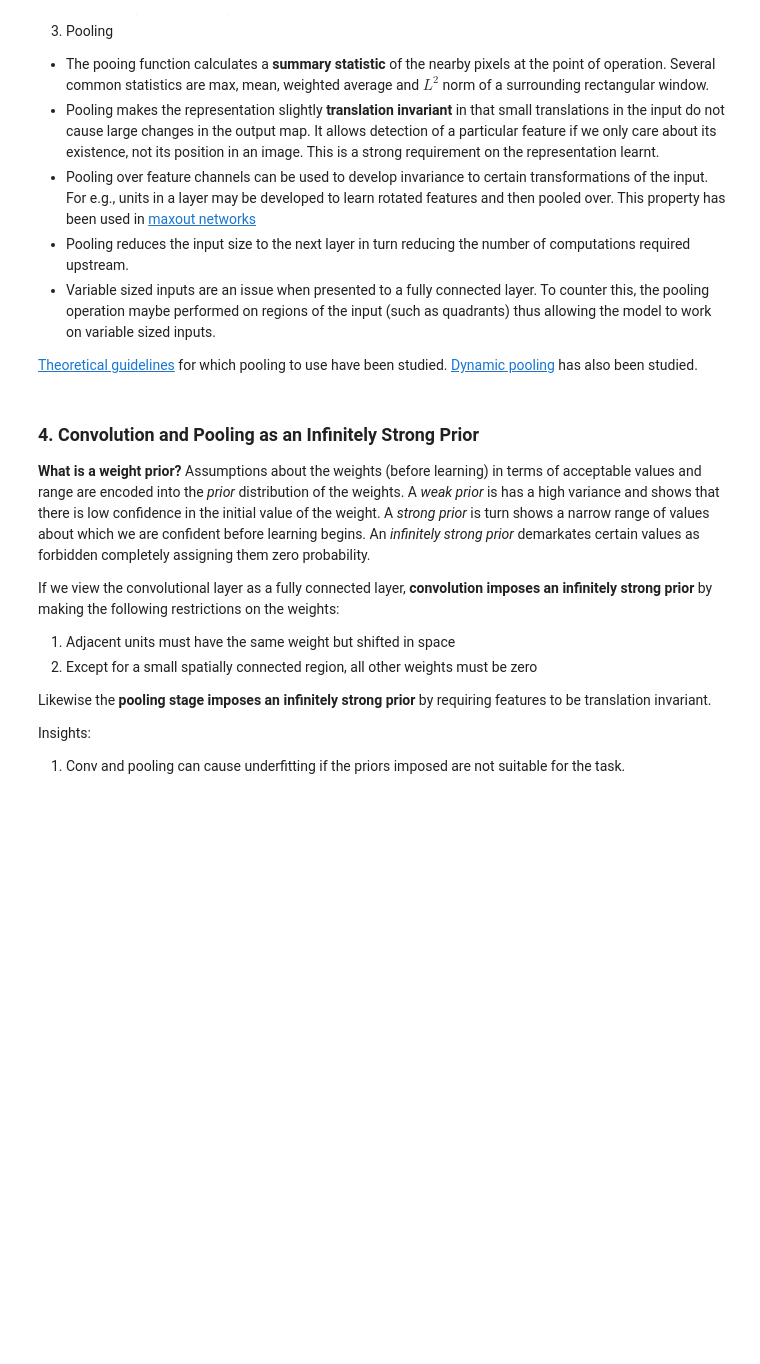
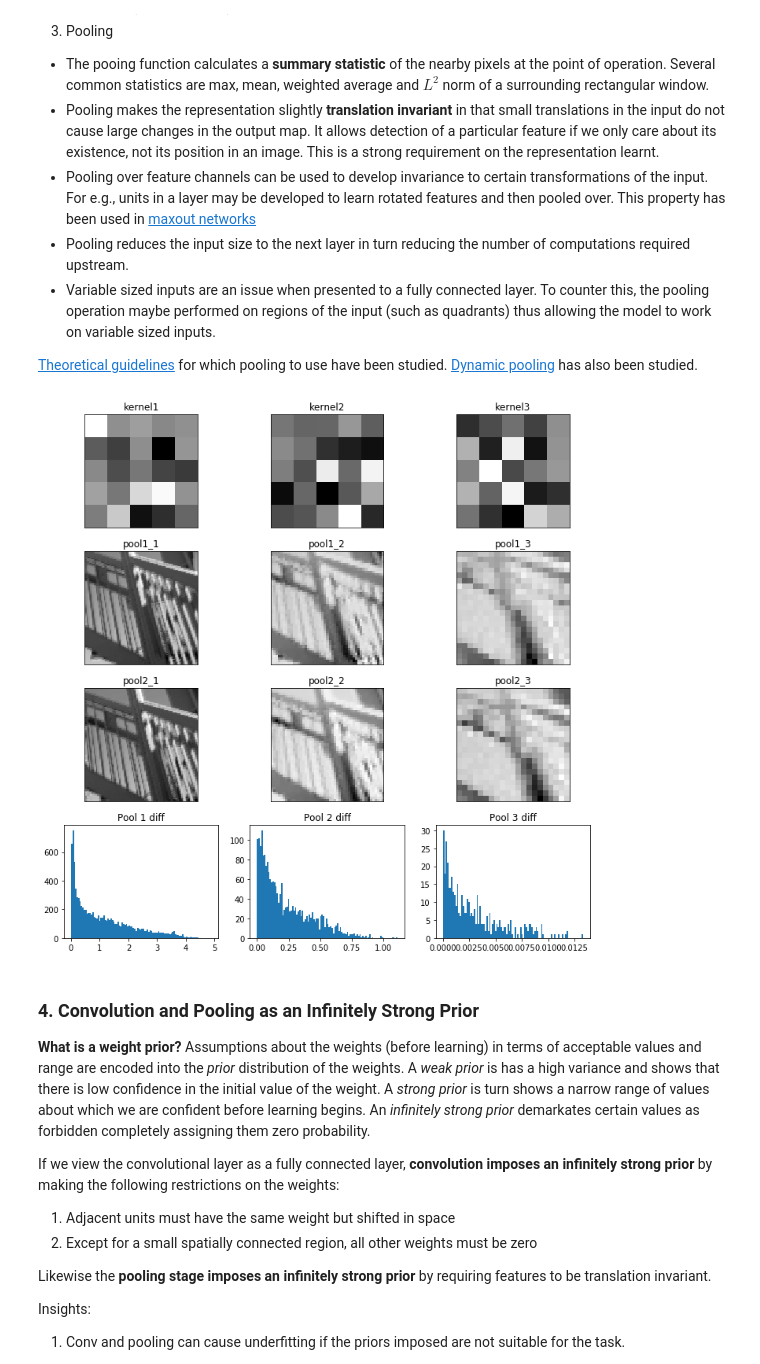
Before and after one commit to dalmia/Deep-Learning-Book-Chapter-Summaries, a Jupyter notebook: Chapter 9 - Convolutional Networks.ipynb, the cells around one changed output. Drawn from its saved outputs; the diff is of its cells as text; code cells hidden in the pictures; blank space fills up the shorter version.

```diff
--- a/Chapter 9 - Convolutional Networks.ipynb
+++ b/Chapter 9 - Convolutional Networks.ipynb
@@ -176,7 +177,7 @@ A convolutional layer can be broken into the following components:
 [Theoretical guidelines](http://www.di.ens.fr/willow/pdfs/icml2010b.pdf) for which pooling to use have been studied. [Dynamic pooling](http://yann.lecun.com/exdb/publis/pdf/boureau-iccv-11.pdf) has also been studied.
 # %%
 import numpy as np
-np.random.seed(1001)
+np.random.seed(101)
 
 from scipy import signal
 from scipy import misc
@@ -208,18 +209,22 @@ def maxpool(arr, poolsize, stride):
             output[x,y] = np.max(arr[x*stride:x*stride+poolsize,y*stride:y*stride+poolsize])
     return output
 
-output1_1 = sigmoid(signal.convolve2d(orig_in, kernel1, mode='valid'))
+output1_1 = signal.convolve2d(orig_in, kernel1, mode='valid')
 pool1_1 = maxpool(output1_1, 2, 2)
-output1_2 = sigmoid(signal.convolve2d(pool1_1, kernel2, mode='valid'))
+actv1_1 = sigmoid(pool1_1)
+output1_2 = signal.convolve2d(actv1_1, kernel2, mode='valid')
 pool1_2 = maxpool(output1_2, 2, 2)
-output1_3 = sigmoid(signal.convolve2d(pool1_2, kernel3, mode='valid'))
+actv1_2 = sigmoid(pool1_2)
+output1_3 = signal.convolve2d(actv1_2, kernel3, mode='valid')
 pool1_3 = maxpool(output1_3, 2, 2)
 
-output2_1 = sigmoid(signal.convolve2d(shift_in, kernel1, mode='valid'))
+output2_1 = signal.convolve2d(shift_in, kernel1, mode='valid')
 pool2_1 = maxpool(output2_1, 2, 2)
-output2_2 = sigmoid(signal.convolve2d(pool2_1, kernel2, mode='valid'))
+actv2_1 = sigmoid(pool2_1)
+output2_2 = signal.convolve2d(actv2_1, kernel2, mode='valid')
 pool2_2 = maxpool(output2_2, 2, 2)
-output2_3 = sigmoid(signal.convolve2d(pool2_2, kernel3, mode='valid'))
+actv2_2 = sigmoid(pool2_2)
+output2_3 = signal.convolve2d(actv2_2, kernel3, mode='valid')
 pool2_3 = maxpool(output2_3, 2, 2)
 
 fig, axes = plt.subplots(4, 3, figsize=(10, 10))
@@ -245,45 +250,41 @@ k3.set_yticks([])
 p1_1.imshow(pool1_1, cmap='gray')
 p1_1.set_title('pool1_1')
 p1_2.imshow(pool1_2, cmap='gray')
 p1_2.set_title('pool1_2')
 p1_3.imshow(pool1_3, cmap='gray')
 p1_3.set_title('pool1_3')
 p1_1.set_xticks([])
 p1_2.set_xticks([])
 p1_3.set_xticks([])
 p1_1.set_yticks([])
 p1_2.set_yticks([])
 p1_3.set_yticks([])
 
 p2_1.imshow(pool2_1, cmap='gray')
 p2_1.set_title('pool2_1')
 p2_2.imshow(pool2_2, cmap='gray')
 p2_2.set_title('pool2_2')
 p2_3.imshow(pool2_3, cmap='gray')
 p2_3.set_title('pool2_3')
-k1.set_xticks([])
-k2.set_xticks([])
-k3.set_xticks([])
-k1.set_yticks([])
-k2.set_yticks([])
-k3.set_yticks([])
+p2_1.set_xticks([])
+p2_2.set_xticks([])
+p2_3.set_xticks([])
+p2_1.set_yticks([])
+p2_2.set_yticks([])
+p2_3.set_yticks([])
 
 h1.hist(np.ravel(np.abs(pool1_1-pool2_1)),bins=100)
 h1.set_title('Pool 1 diff')
 h2.hist(np.ravel(np.abs(pool1_2-pool2_2)),bins=100)
 h2.set_title('Pool 2 diff')
 h3.hist(np.ravel(np.abs(pool1_3-pool2_3)),bins=100)
 h3.set_title('Pool 3 diff')
-k1.set_xticks([])
-k2.set_xticks([])
-k3.set_xticks([])
-k1.set_yticks([])
-k2.set_yticks([])
-k3.set_yticks([])
 
 plt.tight_layout()
 # plt.show()
 plt.savefig('images/pool_invariance.png')
+# %% [output]
+[figure, added]
 # %% [markdown]
 ### 4. Convolution and Pooling as an Infinitely Strong Prior
 
```
Also changed, not shown: parts of 2 cells of this notebook, 2 other files.
